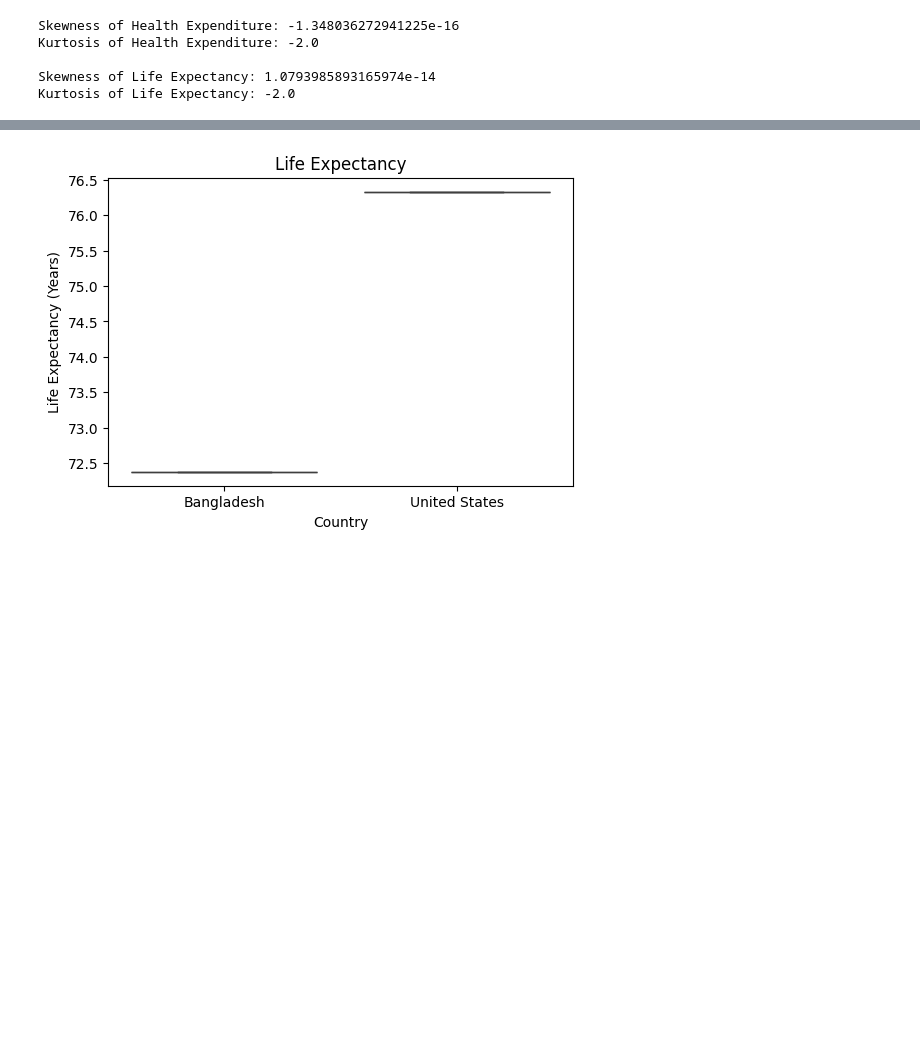
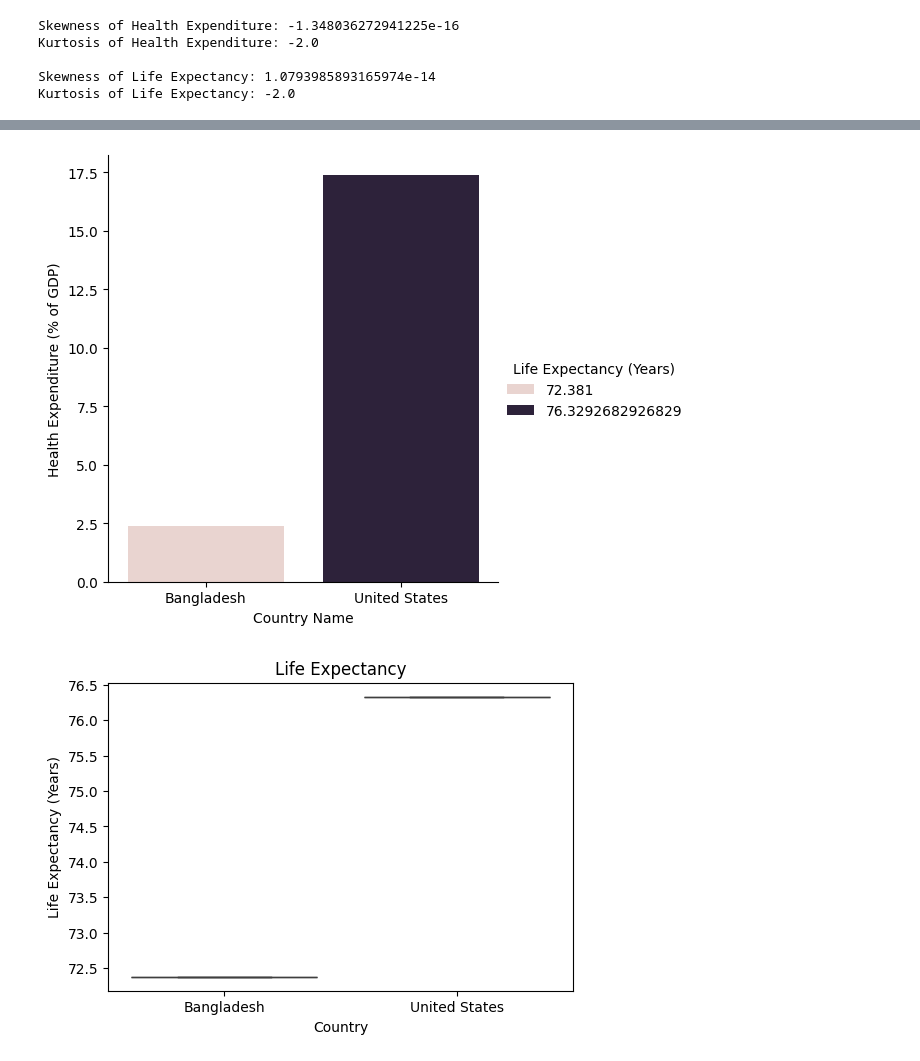
Before and after one commit to valeCab/BasicStatistics, a Jupyter notebook: FinalProjectipynb.ipynb, the cells around one changed output, grey strips where cells are left out. Drawn from its saved outputs; the diff is of its cells as text; code cells hidden in the pictures; blank space fills up the shorter version.

```diff
--- a/FinalProjectipynb.ipynb
+++ b/FinalProjectipynb.ipynb
@@ -120,3 +114,8 @@ plt.show()
+# %%
+# Histogram
+c = sns.catplot(data=df_combined, x="Country Name", hue="Life Expectancy (Years)", y="Health Expenditure (% of GDP)", kind="bar")
+# %% [output]
+[figure, added]
 # %%
 # Multiple Box Plots
 import seaborn as sns
```
Also changed, not shown: parts of 6 cells of this notebook.
